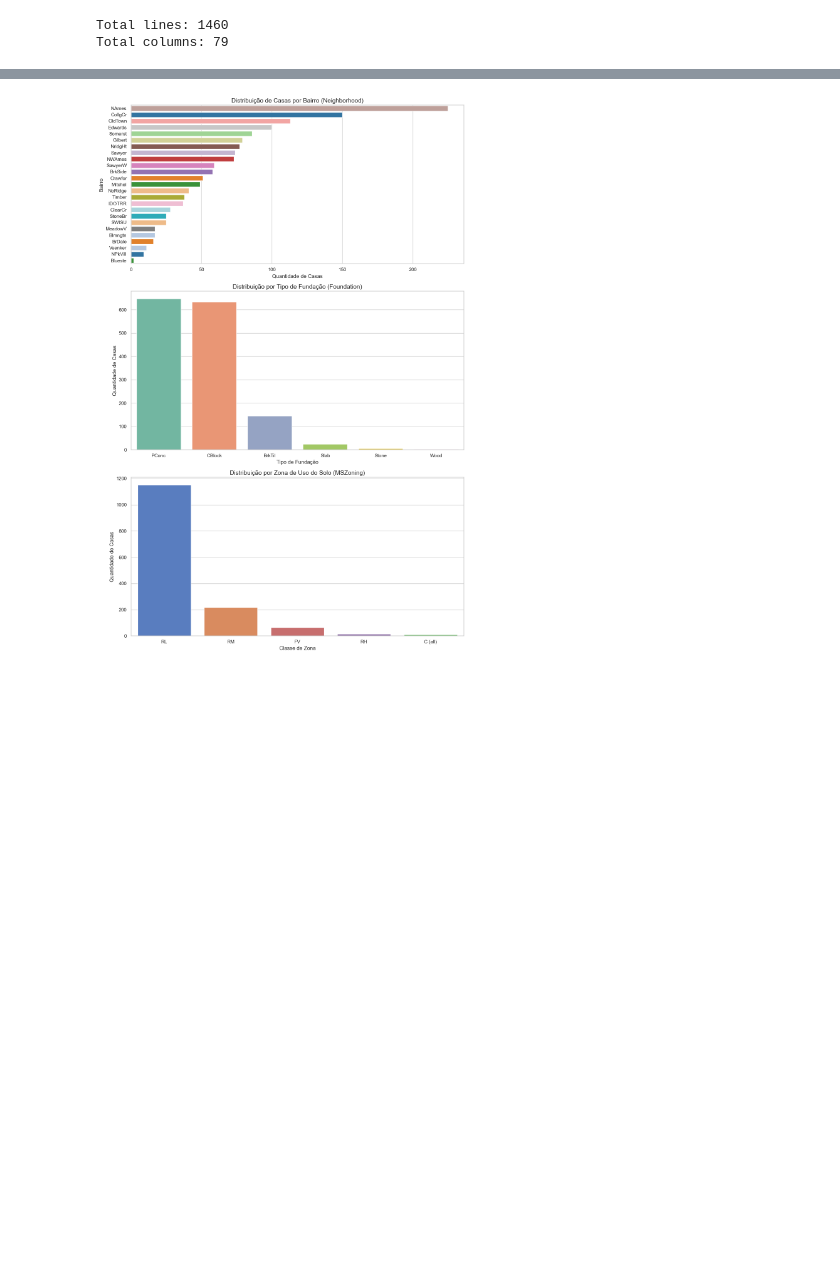
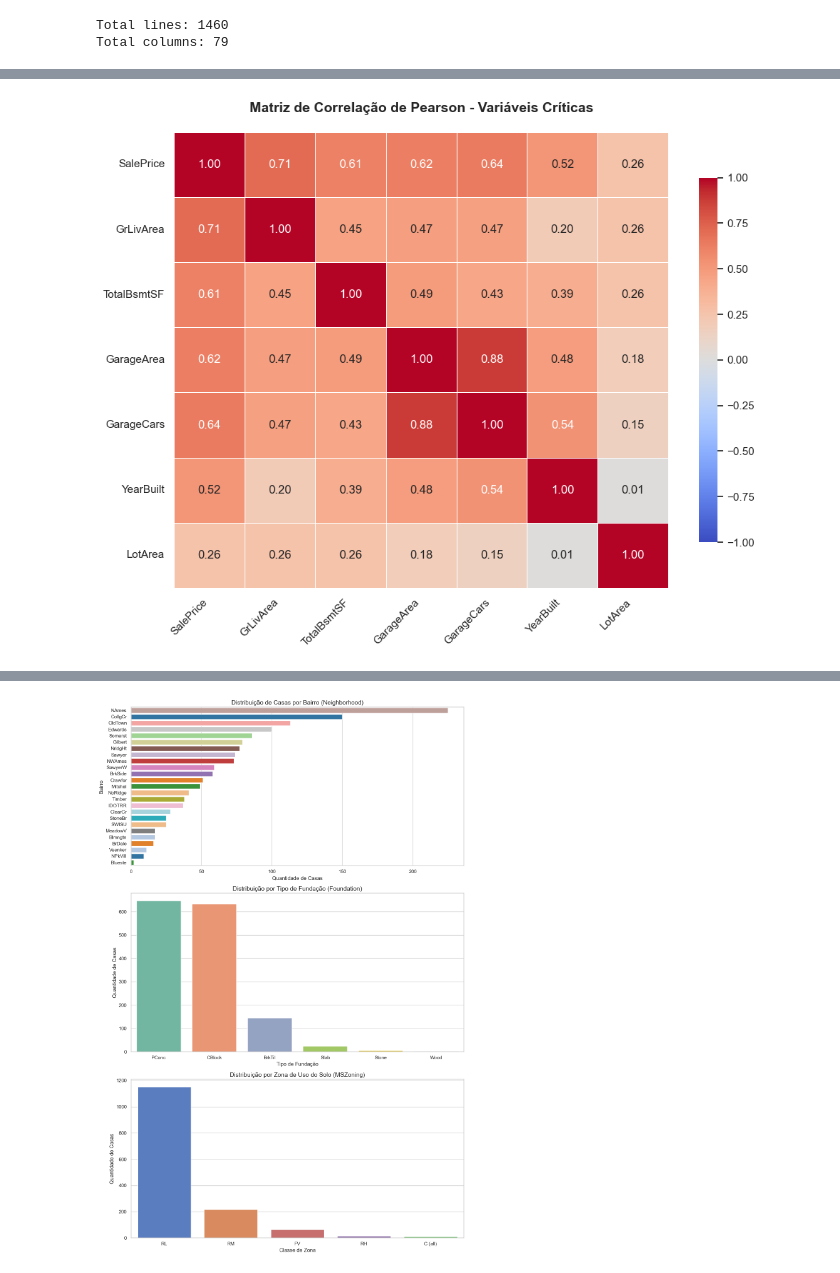
Before and after one commit to mariribeiro257/estat-exame-B, a Jupyter notebook: eda_housing_prices.ipynb, the cells around one changed output, grey strips where cells are left out. Saved outputs shown, nothing was run; the diff lists cells and outputs as text; code cells hidden in the pictures; blank space fills up the shorter version.

```diff
--- a/eda_housing_prices.ipynb
+++ b/eda_housing_prices.ipynb
@@ -221,0 +294,33 @@ plt.show()
+# %%
+# --- PASSO 4: MATRIZ DE CORRELAÇÃO (HEATMAP) ---
+import numpy as np
+
+# Seleção das variáveis preditoras mais expressivas + a variável alvo
+colunas_correlacao = ['SalePrice', 'GrLivArea', 'TotalBsmtSF', 'GarageArea', 'GarageCars', 'YearBuilt', 'LotArea']
+
+# Calcula a matriz de correlação de Pearson
+matriz_corr = houses[colunas_correlacao].corr()
+
+# Configuração da figura do matplotlib
+plt.figure(figsize=(10, 8))
+
+# Cria o mapa de calor (Heatmap)
+# coolwarm gera um gradiente intuitivo: azul para negativo, branco para neutro e vermelho para positivo
+sns.heatmap(
+    matriz_corr,
+    annot=True,
+    fmt=".2f",
+    cmap='coolwarm',
+    vmin=-1,
+    vmax=1,
+    linewidths=0.5,
+    cbar_kws={"shrink": .8}
+)
+
+plt.title('Matriz de Correlação de Pearson - Variáveis Críticas', fontsize=14, fontweight='bold', pad=20)
+plt.xticks(rotation=45, ha='right')
+plt.yticks(rotation=0)
+plt.tight_layout()
+plt.show()
+# %% [output]
+[figure, added]
```
Also changed, not shown: parts of 14 cells of this notebook.
